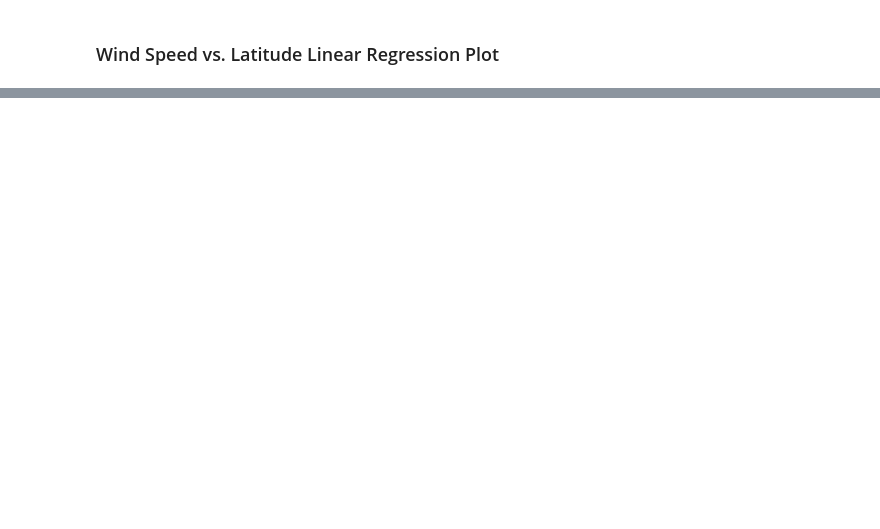
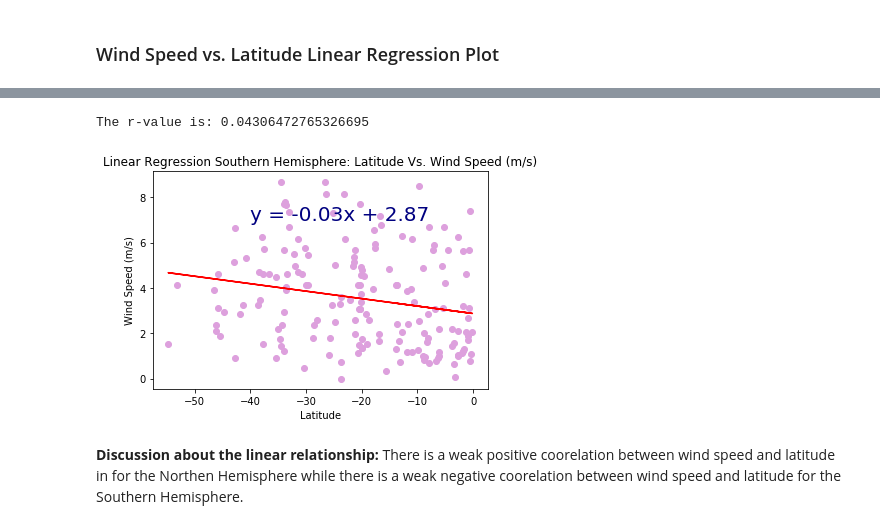
Before and after one commit to Erink8/python-api-challenge, a Jupyter notebook: WeatherPy/WeatherPy.ipynb, the cells around one changed output, grey strips where cells are left out. Drawn from its saved outputs; the diff is of its cells as text; code cells hidden in the pictures; blank space fills up the shorter version.

```diff
--- a/WeatherPy/WeatherPy.ipynb
+++ b/WeatherPy/WeatherPy.ipynb
@@ -410,0 +458,23 @@ The r-value is: 0.18032874357167833
+# %%
+# Southern Hemisphere
+x_values = southern_hemi_df["Lat"]
+y_values = southern_hemi_df["Wind Speed"]
+(slope, intercept, rvalue, pvalue, stderr) = linregress(x_values, y_values)
+regress_values = x_values * slope + intercept
+m = round(slope,2)
+b = round(intercept,2)
+line_eq = f"y = {m}x + {b}"
+plt.scatter(x_values, y_values, facecolors="plum")
+plt.plot(x_values, regress_values, "r-")
+plt.annotate(line_eq,(-40,7), fontsize=20, color="navy")
+plt.xlabel("Latitude")
+plt.ylabel("Wind Speed (m/s)")
+plt.title("Linear Regression Southern Hemisphere: Latitude Vs. Wind Speed (m/s)")
+
+print(f"The r-value is: {rvalue**2}")
+plt.show()
+# %% [output]
+The r-value is: 0.04306472765326695
+[figure, added]
+# %% [markdown]
+**Discussion about the linear relationship:** There is a weak positive coorelation between wind speed and latitude in for the Northen Hemisphere while there is a weak negative coorelation between wind speed and latitude for the Southern Hemisphere.
```
Also changed, not shown: parts of 27 cells of this notebook, 6 other files.
